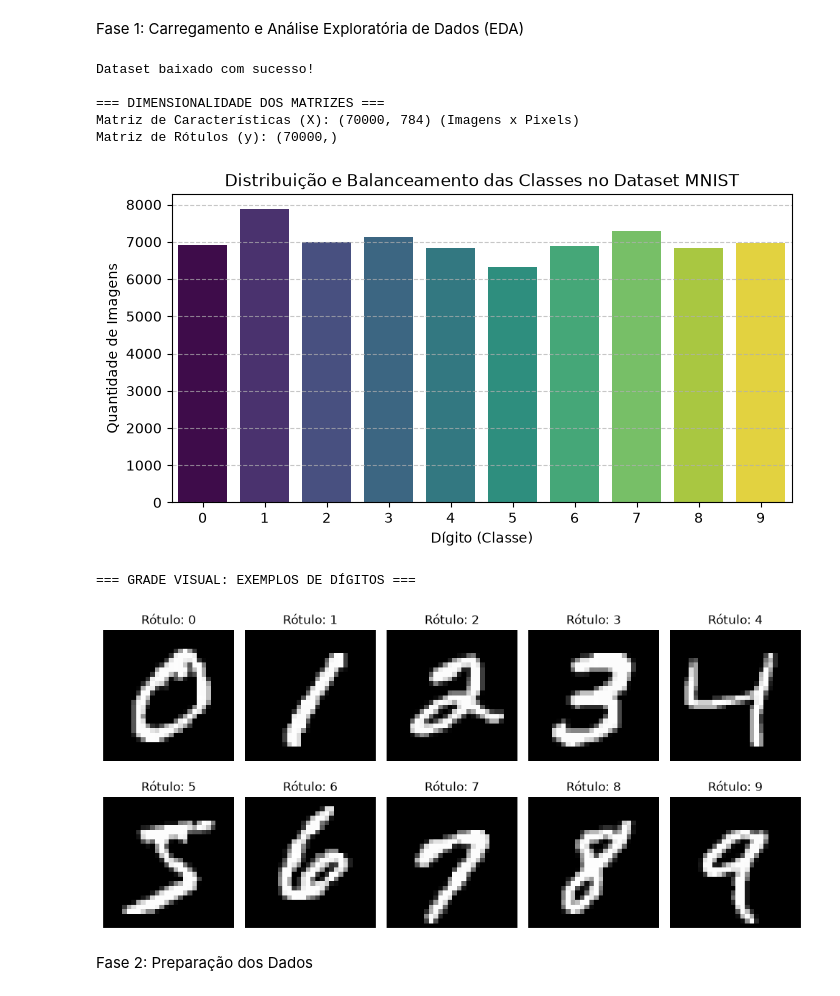
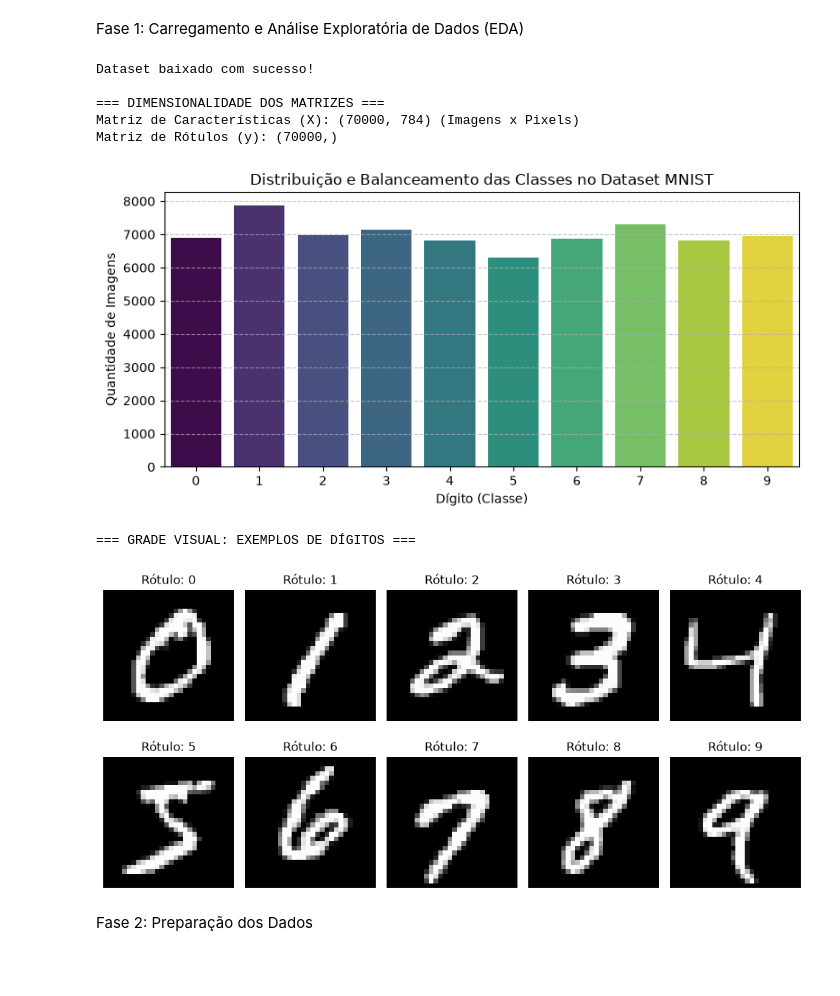
Before and after one commit to Carlos779-cloud/Modulo-02-MniProjeto, a Jupyter notebook: main.ipynb, the cells around one changed output. Cells and saved outputs as stored; diff of their text form; code cells hidden in the pictures; blank space fills up the shorter version.

```diff
--- a/main.ipynb
+++ b/main.ipynb
@@ -53,11 +53,24 @@ Ao final, selecionar o modelo com o melhor equilíbrio entre desempenho, tempo d
 # %% [markdown]
 Fase 1: Carregamento e Análise Exploratória de Dados (EDA)
 # %%
+import pandas as pd
 import numpy as np
 import matplotlib.pyplot as plt
 import seaborn as sns
+import time
+from pathlib import Path
 from sklearn.datasets import fetch_openml
 from sklearn.model_selection import train_test_split
+from sklearn.ensemble import RandomForestClassifier
+from sklearn.metrics import classification_report, confusion_matrix
+from sklearn.neighbors import KNeighborsClassifier
+from sklearn.svm import SVC
+from sklearn.neural_network import MLPClassifier
+from matplotlib.colors import BoundaryNorm, ListedColormap
+from matplotlib.patches import Patch
+
+pasta_graficos = Path(r'c:\Users\Carlos\Modulo-02-MniProjeto\outputs\graficos')
+pasta_graficos.mkdir(parents=True, exist_ok=True)
 
 mnist = fetch_openml(
     'mnist_784',
@@ -86,35 +99,38 @@ sns.barplot(
     y=contagens,
     hue=classes,
     palette="viridis",
     legend=False
 )
 plt.title("Distribuição e Balanceamento das Classes no Dataset MNIST")
 plt.xlabel("Dígito (Classe)")
 plt.ylabel("Quantidade de Imagens")
 plt.grid(axis='y', linestyle='--', alpha=0.7)
+plt.tight_layout()
+plt.savefig(pasta_graficos / '1 = distribuicao_classes.png', dpi=300, bbox_inches='tight')
 plt.show()
 
 # 3. GERAR GRADE VISUAL (Mínimo 2x5)
 print("=== GRADE VISUAL: EXEMPLOS DE DÍGITOS ===")
 fig, axes = plt.subplots(2, 5, figsize=(10, 5))
 axes = axes.ravel()
 
 for i in range(10):
     indice = np.where(y == i)
-    imagem_digito = X[indice][0].reshape(28, 28) # Pega o primeiro exemplo de cada dígito
+    imagem_digito = X[indice][0].reshape(28, 28)
     axes[i].imshow(imagem_digito, cmap="gray")
     axes[i].set_title(f"Rótulo: {i}", fontsize=12)
     axes[i].axis("off")
 
 plt.tight_layout()
+plt.savefig(pasta_graficos / '2 = exemplos_digitos.png', dpi=300, bbox_inches='tight')
 plt.show()
 # %% [output]
 Dataset baixado com sucesso!
 
 === DIMENSIONALIDADE DOS MATRIZES ===
 Matriz de Características (X): (70000, 784) (Imagens x Pixels)
 Matriz de Rótulos (y): (70000,)
-[figure, old version]
+[figure, new version]
 === GRADE VISUAL: EXEMPLOS DE DÍGITOS ===
 [figure]
 # %% [markdown]
```
Also changed, not shown: parts of 14 cells of this notebook, 5 other files.
